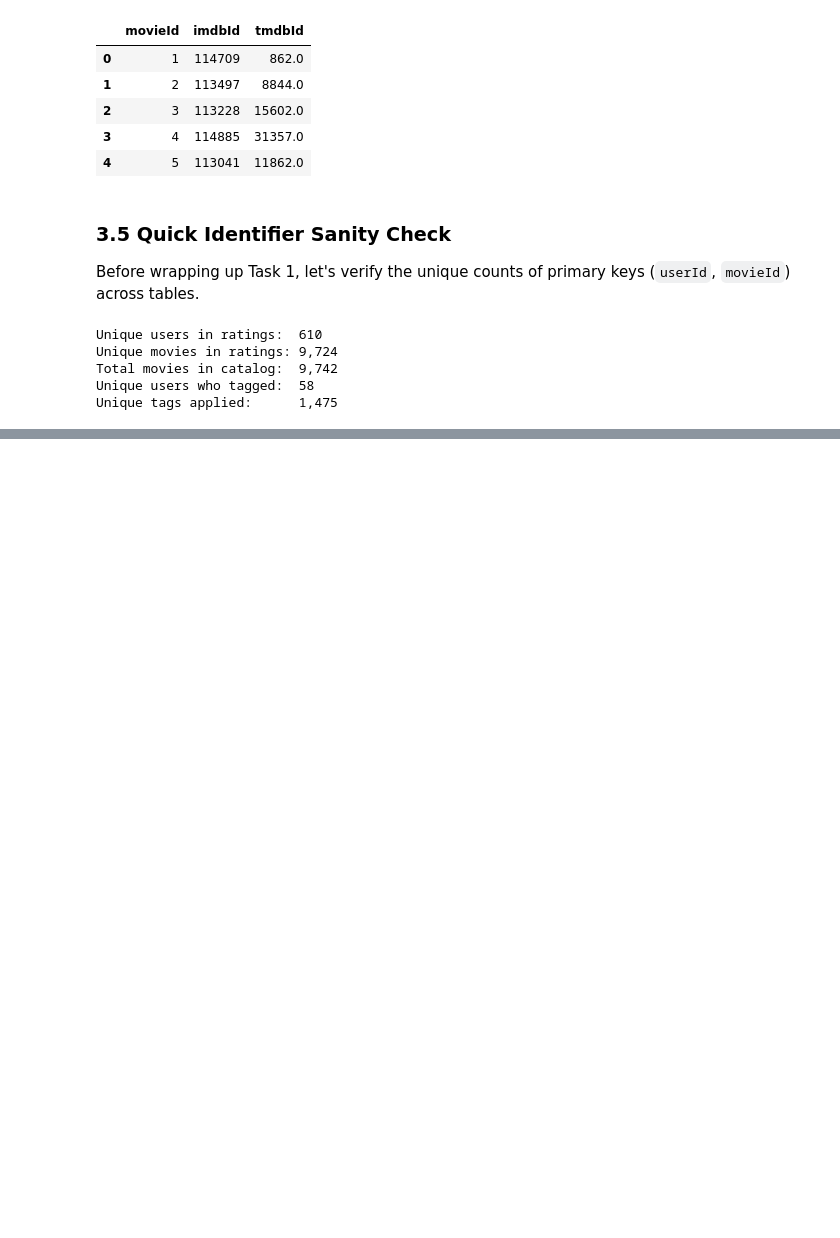
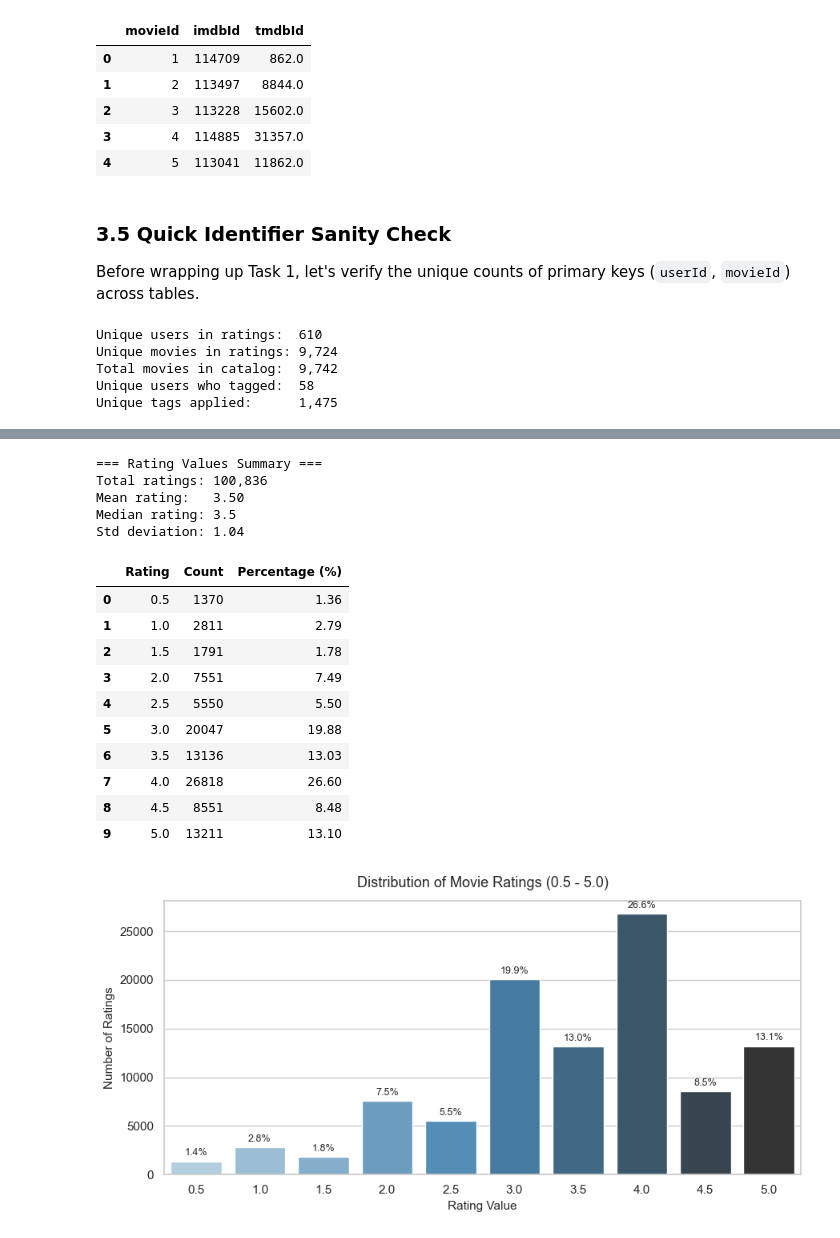
Before and after one commit to 2026-ADS-B1/team-B1-recsys, a Jupyter notebook: notebooks/eda_ratings.ipynb, the cells around one changed output, grey strips where cells are left out. Cells and saved outputs as stored; diff of their text form; code cells hidden in the pictures; blank space fills up the shorter version.

Commit message:
US1.1-Task2: Perform in-depth analysis of rating distributions and sparsity (Closes #21)

```diff
--- a/notebooks/eda_ratings.ipynb
+++ b/notebooks/eda_ratings.ipynb
@@ -181,0 +214,54 @@ Unique tags applied:      1,475
+# %%
+# Calculate frequency and percentage of each rating value
+rating_counts = ratings['rating'].value_counts().sort_index()
+rating_pcts = (ratings['rating'].value_counts(normalize=True).sort_index() * 100).round(2)
+
+df_rating_dist = pd.DataFrame({
+    'Rating': rating_counts.index,
+    'Count': rating_counts.values,
+    'Percentage (%)': rating_pcts.values
+}).reset_index(drop=True)
+
+print('=== Rating Values Summary ===')
+print(f"Total ratings: {len(ratings):,}")
+print(f"Mean rating:   {ratings['rating'].mean():.2f}")
+print(f"Median rating: {ratings['rating'].median():.1f}")
+print(f"Std deviation: {ratings['rating'].std():.2f}")
+display(df_rating_dist)
+
+# Plot distribution
+plt.figure(figsize=(9, 4.5))
+ax = sns.barplot(data=df_rating_dist, x='Rating', y='Count', hue='Rating', palette='Blues_d', legend=False)
+plt.title('Distribution of Movie Ratings (0.5 - 5.0)', fontsize=13, pad=12)
+plt.xlabel('Rating Value', fontsize=11)
+plt.ylabel('Number of Ratings', fontsize=11)
+
+# Annotate bars with percentage
+for p in ax.patches:
+    height = p.get_height()
+    pct = (height / len(ratings)) * 100
+    ax.annotate(f"{pct:.1f}%",
+                (p.get_x() + p.get_width() / 2., height),
+                ha='center', va='bottom', fontsize=9, xytext=(0, 3),
+                textcoords='offset points')
+
+plt.tight_layout()
+plt.show()
+# %% [output]
+=== Rating Values Summary ===
+Total ratings: 100,836
+Mean rating:   3.50
+Median rating: 3.5
+Std deviation: 1.04
+|  | Rating | Count | Percentage (%) |
+| 0 | 0.5 | 1370 | 1.36 |
+| 1 | 1.0 | 2811 | 2.79 |
+| 2 | 1.5 | 1791 | 1.78 |
+| 3 | 2.0 | 7551 | 7.49 |
+| 4 | 2.5 | 5550 | 5.50 |
+| 5 | 3.0 | 20047 | 19.88 |
+| 6 | 3.5 | 13136 | 13.03 |
+| 7 | 4.0 | 26818 | 26.60 |
+| 8 | 4.5 | 8551 | 8.48 |
+| 9 | 5.0 | 13211 | 13.10 |
+[figure, added]
```
Also changed, not shown: parts of 14 cells of this notebook.
